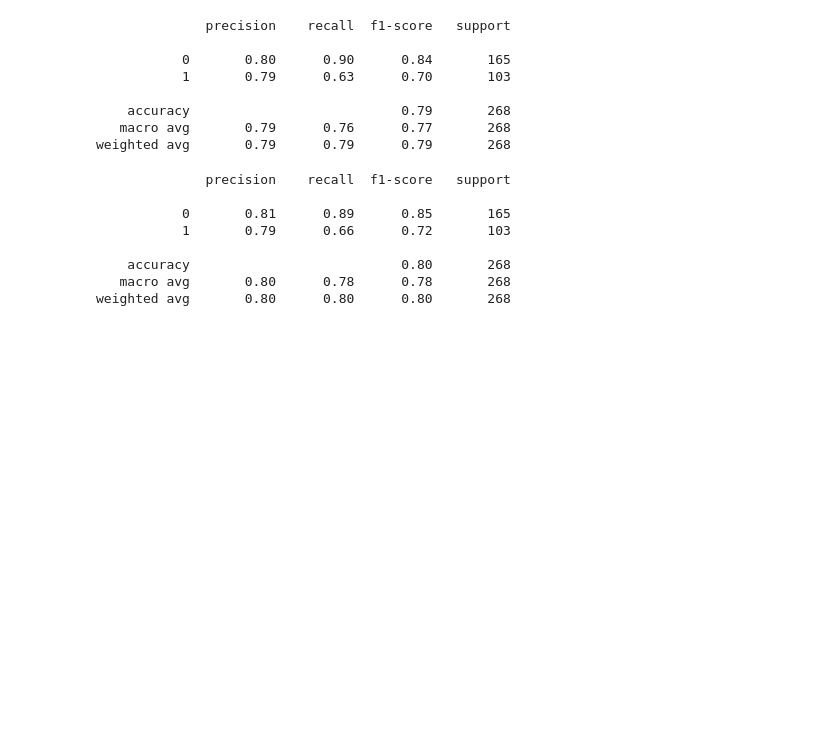
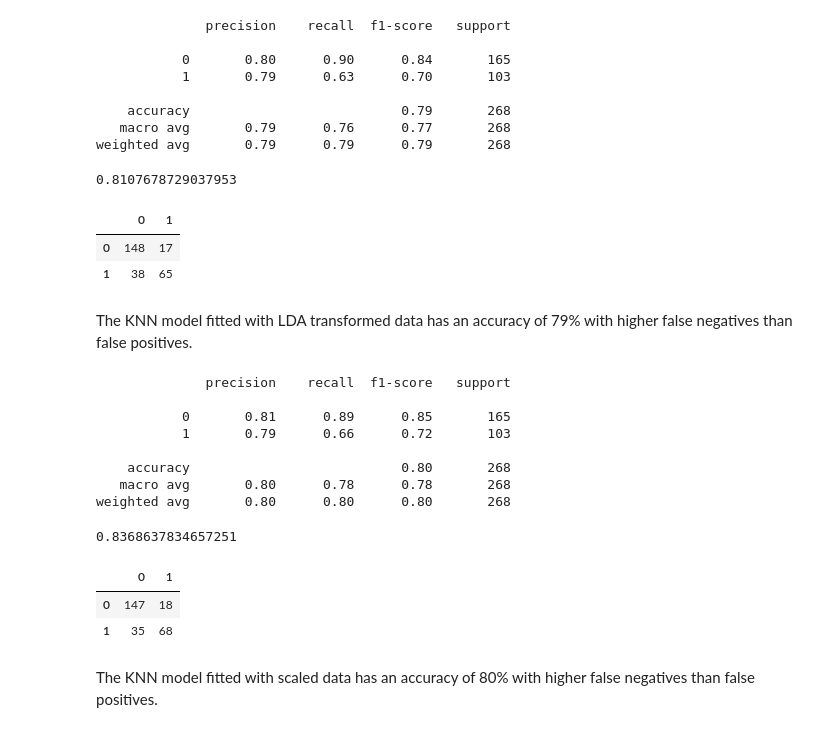
Before and after one commit to EllieMwangi/NaiveBayes-KNN-Classification, a Jupyter notebook: Titanic_Survival_Prediction_with_KNN.ipynb, the cells around one changed output. Cells and saved outputs as stored; diff of their text form; code cells hidden in the pictures; blank space fills up the shorter version.

```diff
--- a/Titanic_Survival_Prediction_with_KNN.ipynb
+++ b/Titanic_Survival_Prediction_with_KNN.ipynb
@@ -410,6 +411,21 @@ print(classification_report(y_test,knn_lda.predict(x_test_lda)))
     accuracy                           0.79       268
    macro avg       0.79      0.76      0.77       268
 weighted avg       0.79      0.79      0.79       268
+# %%
+# Get the roc_auc_scores due to the imbalance in our classes
+print(roc_auc_score(y_test, knn_lda.predict_proba(x_test_lda)[:, 1]))
+# %% [output]
+0.8107678729037953
+# %%
+# Get confusion matrix
+matrix = confusion_matrix(y_test, knn_lda.predict(x_test_lda))
+pd.DataFrame(matrix, columns=[0,1], index=[0,1])
+# %% [output]
+|  | 0 | 1 |
+| 0 | 148 | 17 |
+| 1 | 38 | 65 |
+# %% [markdown]
+The KNN model fitted with LDA transformed data has an accuracy of 79% with higher false negatives than false positives.
 # %%
 knn_scaled =  KNeighborsClassifier(n_neighbors=9, algorithm='kd_tree',leaf_size=20, metric='euclidean',p=1).fit(x_train, y_train)
 print(classification_report(y_test,knn_scaled.predict(x_test)))
@@ -422,3 +438,18 @@ print(classification_report(y_test,knn_scaled.predict(x_test)))
     accuracy                           0.80       268
    macro avg       0.80      0.78      0.78       268
 weighted avg       0.80      0.80      0.80       268
+# %%
+# Get the roc_auc_scores due to the imbalance in our classes
+print(roc_auc_score(y_test, knn_scaled.predict_proba(x_test)[:, 1]))
+# %% [output]
+0.8368637834657251
+# %%
+# Get confusion matrix
+matrix = confusion_matrix(y_test, knn_scaled.predict(x_test))
+pd.DataFrame(matrix, columns=[0,1], index=[0,1])
+# %% [output]
+|  | 0 | 1 |
+| 0 | 147 | 18 |
+| 1 | 35 | 68 |
+# %% [markdown]
+The KNN model fitted with scaled data has an accuracy of 80% with higher false negatives than false positives.
```
Also changed, not shown: parts of 19 cells of this notebook.
